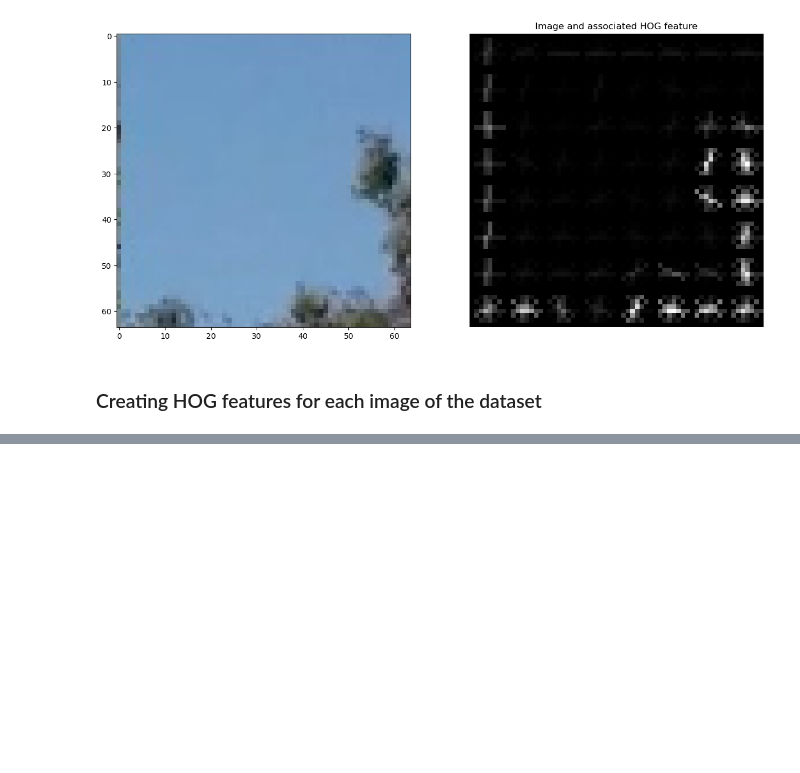
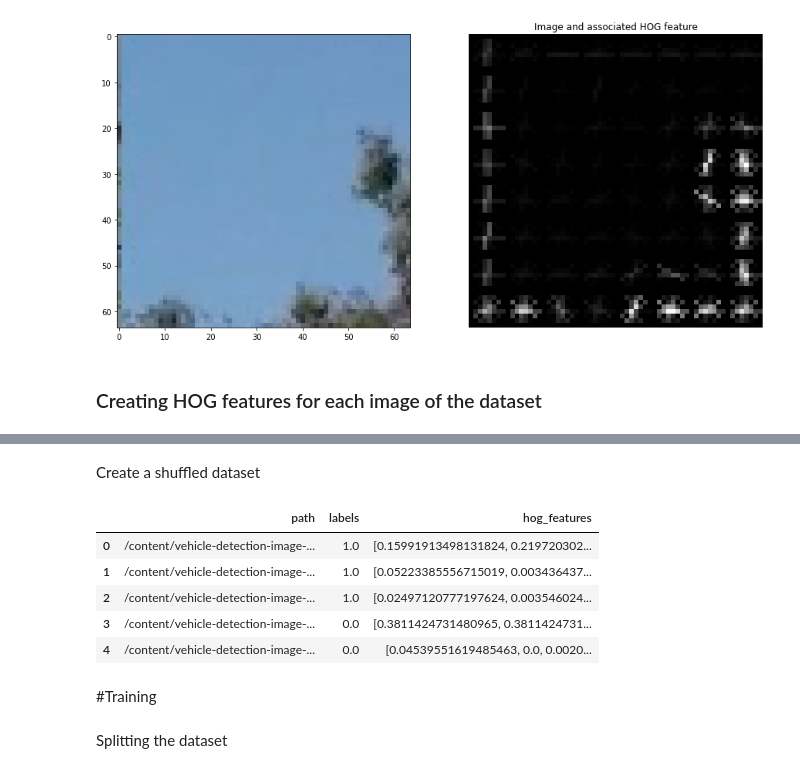
Before and after one commit to adrienloizeau/HOG-Car-Dectector, a Jupyter notebook: cars-classification-model.ipynb, the cells around one changed output, grey strips where cells are left out. Saved outputs shown, nothing was run; the diff lists cells and outputs as text; code cells hidden in the pictures; blank space fills up the shorter version.

```diff
--- a/cars-classification-model.ipynb
+++ b/cars-classification-model.ipynb
@@ -367,4 +437,13 @@ AttributeError: 'cupy._core.core.ndarray' object has no attribute 'numpy'
+# %% [markdown]
+Create a shuffled dataset
 # %%
 from sklearn.utils import shuffle
 df_dataset = shuffle(df_dataset_raw, random_state= 42).reset_index(drop=True)
-df_dataset
+df_dataset.head()
+# %% [output]
+|  | path | labels | hog_features |
+| 0 | /content/vehicle-detection-image-... | 1.0 | [0.15991913498131824, 0.219720302... |
+| 1 | /content/vehicle-detection-image-... | 1.0 | [0.05223385556715019, 0.003436437... |
+| 2 | /content/vehicle-detection-image-... | 1.0 | [0.02497120777197624, 0.003546024... |
+| 3 | /content/vehicle-detection-image-... | 0.0 | [0.3811424731480965, 0.3811424731... |
+| 4 | /content/vehicle-detection-image-... | 0.0 | [0.04539551619485463, 0.0, 0.0020... |
@@ -371 +452,5 @@ df_dataset
+# %% [markdown]
+#Training
+# %% [markdown]
+Splitting the dataset
 # %%
```
Also changed, not shown: parts of 29 cells of this notebook.
